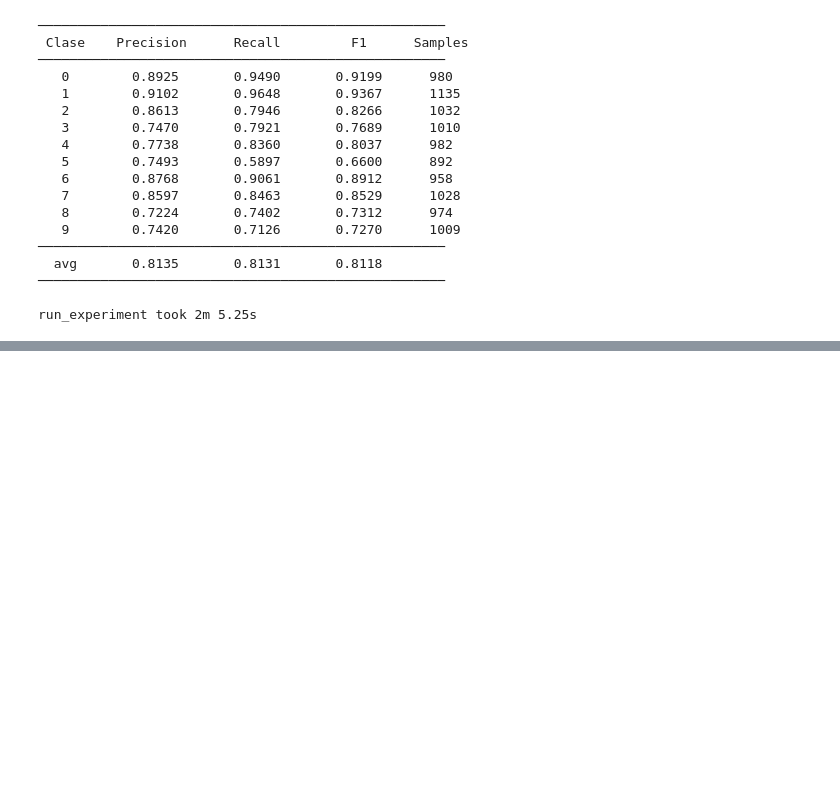
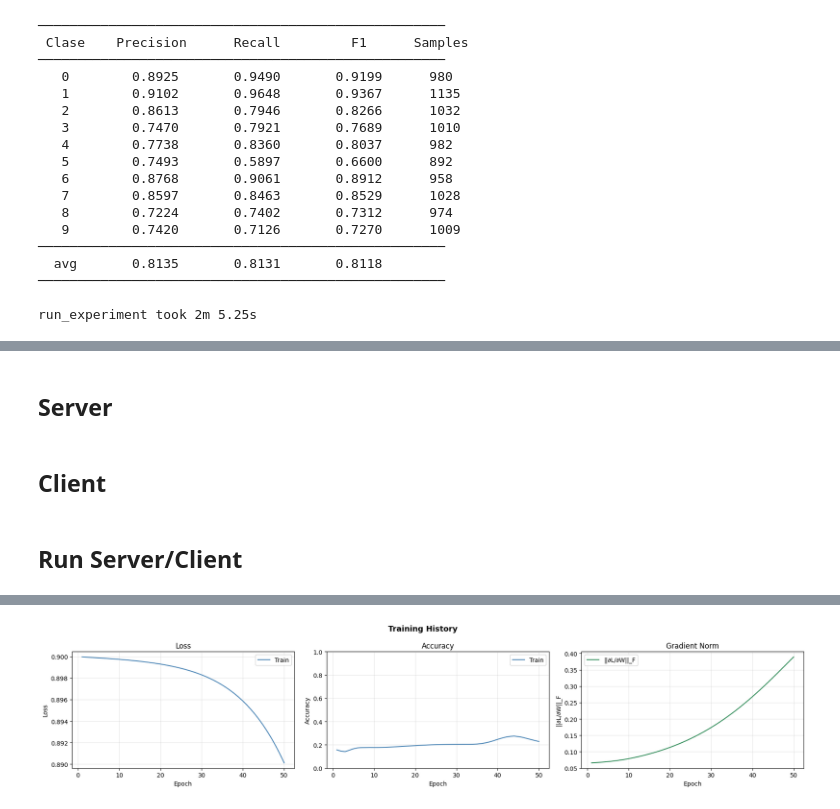
Before and after one commit to User281167/Clase-Cliente-servidor, a Jupyter notebook: mnist/mnist_network.ipynb, the cells around one changed output, grey strips where cells are left out. Saved outputs shown, nothing was run; the diff lists cells and outputs as text; code cells hidden in the pictures; blank space fills up the shorter version.

```diff
--- a/mnist/mnist_network.ipynb
+++ b/mnist/mnist_network.ipynb
@@ -2422,0 +2456,2 @@ run_study took 29m 11.10s
+# %% [markdown]
+## Server
@@ -2422,0 +2900,2 @@ run_study took 29m 11.10s
+# %% [markdown]
+## Client
@@ -2422,0 +3131,15 @@ run_study took 29m 11.10s
+# %% [markdown]
+## Run Server/Client
+# %%
+net = Network()
+net.add(Dense(784, 10, ReLU(),    RandomNormal(0.01)))
+net.add(Dense(10,  10, Softmax(), RandomNormal(0.01)))
+
+strategy = ServerBatchAvgStrategy(batch_size=256, min_workers=1)
+strategy.start_server(port=9999)
+model = Model(net, MeanSquaredError(), SGD(0.05), strategy=strategy)
+history = model.fit(X_train, y_train, epochs=50, verbose_epoch=5)
+history.plot()
+
+strategy.stop_server()
+# %% [output]
@@ -2422,0 +3161 @@ run_study took 29m 11.10s
+[figure, added]
```
Also changed, not shown: parts of 12 cells of this notebook.
